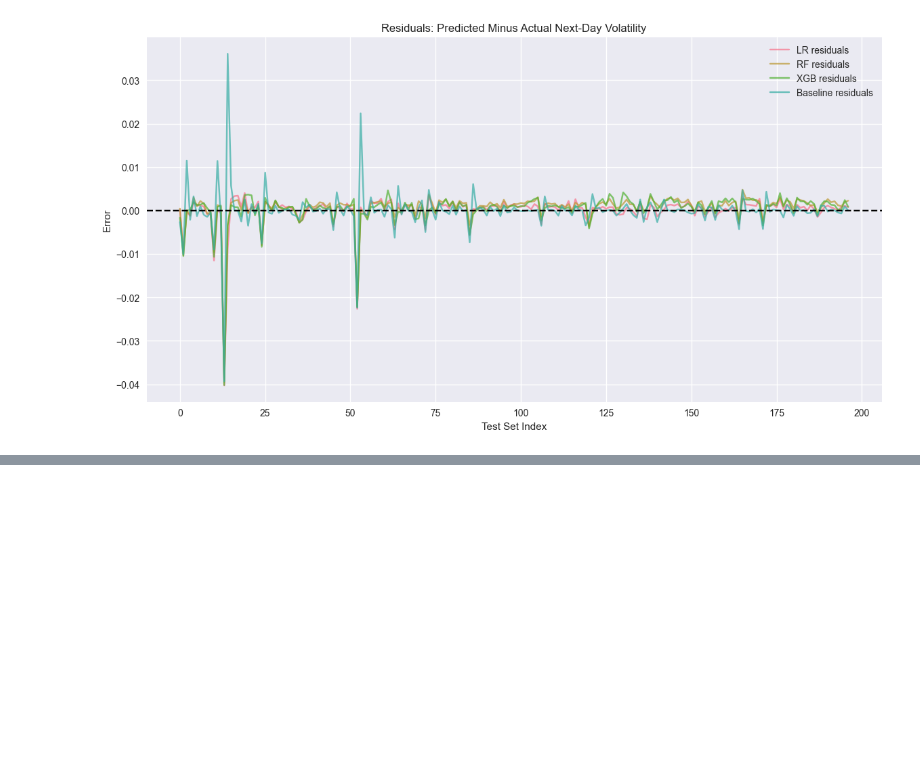
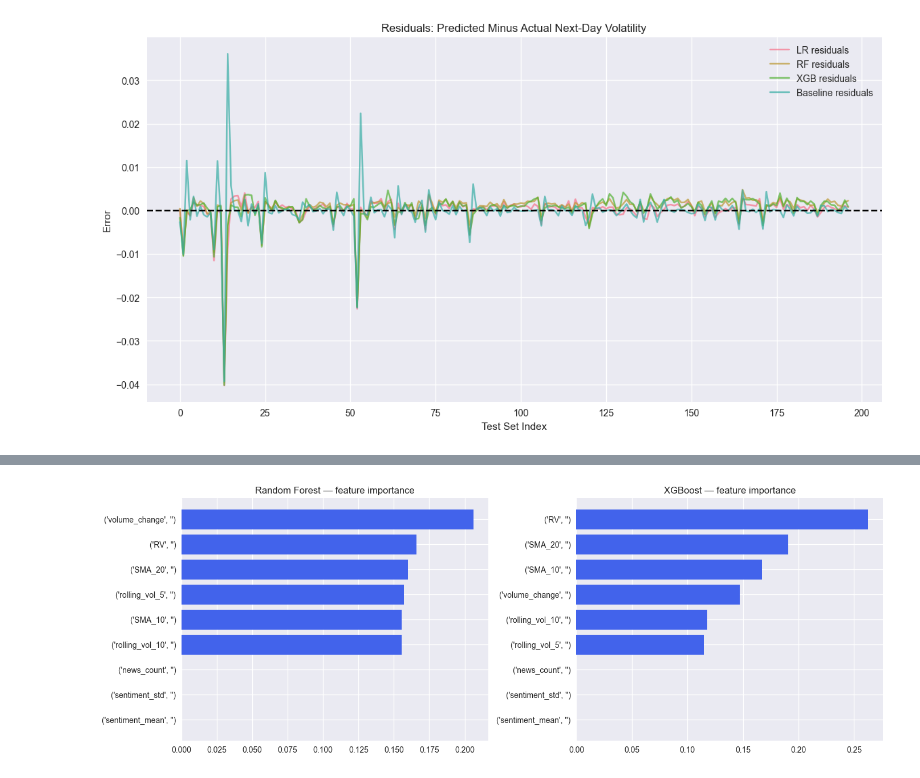
Before and after one commit to shreydevkar/CS506FinalProject, a Jupyter notebook: notebooks/preliminary_visualizations.ipynb, the cells around one changed output, grey strips where cells are left out. Saved outputs shown, nothing was run; the diff lists cells and outputs as text; code cells hidden in the pictures; blank space fills up the shorter version.

```diff
--- a/notebooks/preliminary_visualizations.ipynb
+++ b/notebooks/preliminary_visualizations.ipynb
@@ -187,0 +284,24 @@ plt.show()
+# %%
+# [sentiment-comparison]
+# Feature importance for tree models when sentiment is included
+sent_result = results['sentiment']
+feature_names = list(sent_result['X_train'].columns)
+
+fig, axes = plt.subplots(1, 2, figsize=(14, 5))
+for ax, (label, model_key) in zip(axes, [('Random Forest', 'rf'), ('XGBoost', 'xgb')]):
+    model = sent_result['models'][model_key]
+    importances = model.feature_importances_
+    order = np.argsort(importances)[::-1]
+    names_sorted = [feature_names[i] for i in order]
+    imps_sorted = importances[order]
+    colors = ['#d6336c' if n in ('sentiment_mean', 'sentiment_std', 'news_count') else '#4263eb'
+              for n in names_sorted]
+    ax.barh(range(len(names_sorted)), imps_sorted, color=colors)
+    ax.set_yticks(range(len(names_sorted)))
+    ax.set_yticklabels(names_sorted)
+    ax.invert_yaxis()
+    ax.set_title(f'{label} — feature importance')
+plt.tight_layout()
+plt.show()
+# %% [output]
+[figure, added]
```
Also changed, not shown: parts of 8 cells of this notebook, 14 other files.
